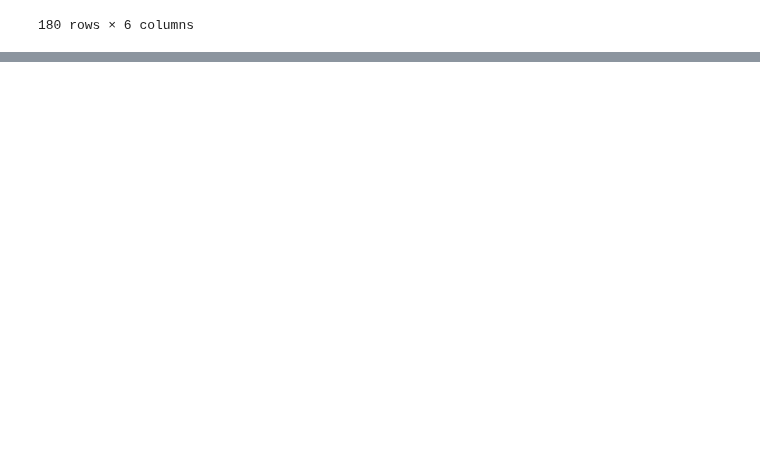
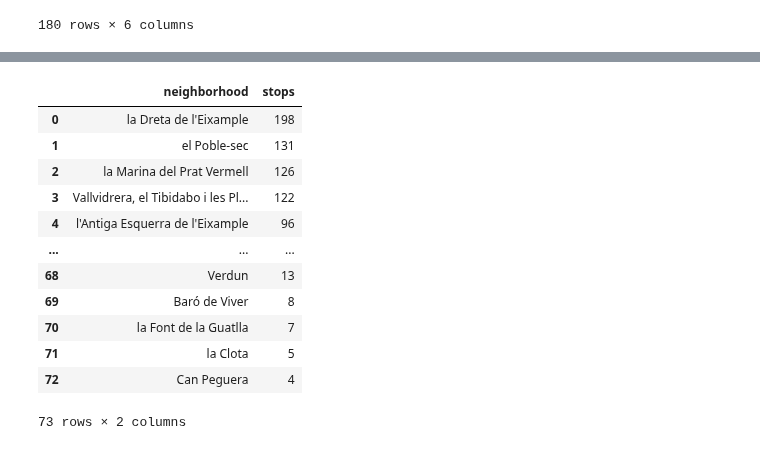
Before and after one commit to ta-data-bcn/Project-Week-2-Barcelona, a Jupyter notebook: your-project/Editing Databases - Public Transport.ipynb, the cells around one changed output, grey strips where cells are left out. Drawn from its saved outputs; the diff is of its cells as text; code cells hidden in the pictures; blank space fills up the shorter version.

Commit message:
Transport stops per neighborhood calculated

```diff
--- a/your-project/Editing Databases - Public Transport.ipynb
+++ b/your-project/Editing Databases - Public Transport.ipynb
@@ -214,3 +214,6 @@ external_stops #External stops are from outside Barcelona!
 | K014 | Day bus stop | 2.095815 | 41.433073 | BUS -128-- | NaN | NaN |
 | K014 | Day bus stop | 2.217777 | 41.418108 | BUS -V33-- | NaN | NaN |
 180 rows × 6 columns
+# %%
+bcn_stops=bcn_stops.loc[bcn_stops['Neighborhood.Name'].notna()]
+bcn_stops
@@ -216,0 +235,17 @@ external_stops #External stops are from outside Barcelona!
+# %%
+stops_per_neighborhood=bcn_stops["Neighborhood.Name"].value_counts().rename_axis('neighborhood').reset_index(name='stops')
+stops_per_neighborhood
+# %% [output]
+|  | neighborhood | stops |
+| 0 | la Dreta de l'Eixample | 198 |
+| 1 | el Poble-sec | 131 |
+| 2 | la Marina del Prat Vermell | 126 |
+| 3 | Vallvidrera, el Tibidabo i les Pl... | 122 |
+| 4 | l'Antiga Esquerra de l'Eixample | 96 |
+| ... | ... | ... |
+| 68 | Verdun | 13 |
+| 69 | Baró de Viver | 8 |
+| 70 | la Font de la Guatlla | 7 |
+| 71 | la Clota | 5 |
+| 72 | Can Peguera | 4 |
+73 rows × 2 columns
```
Also changed, not shown: parts of 1 cell of this notebook.
